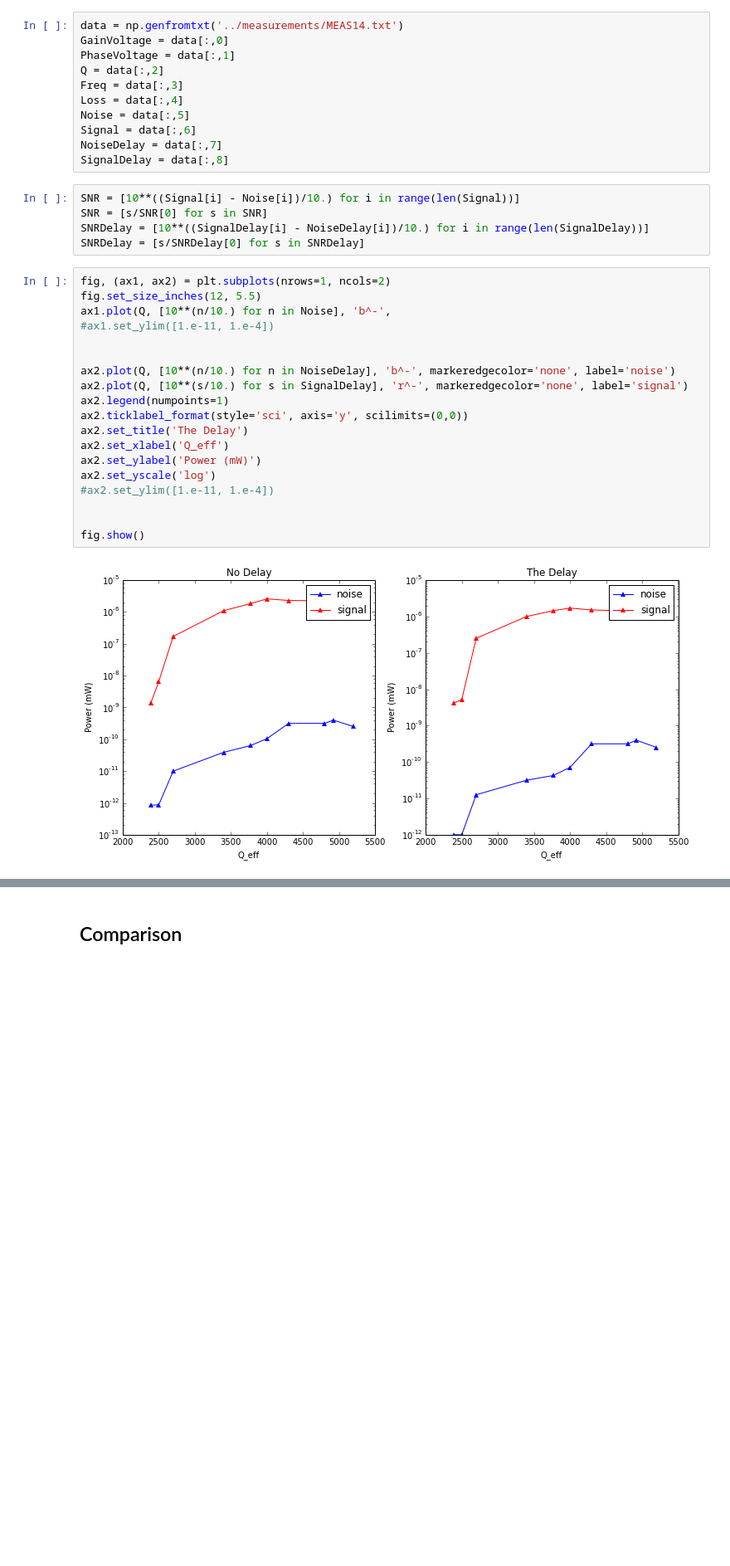
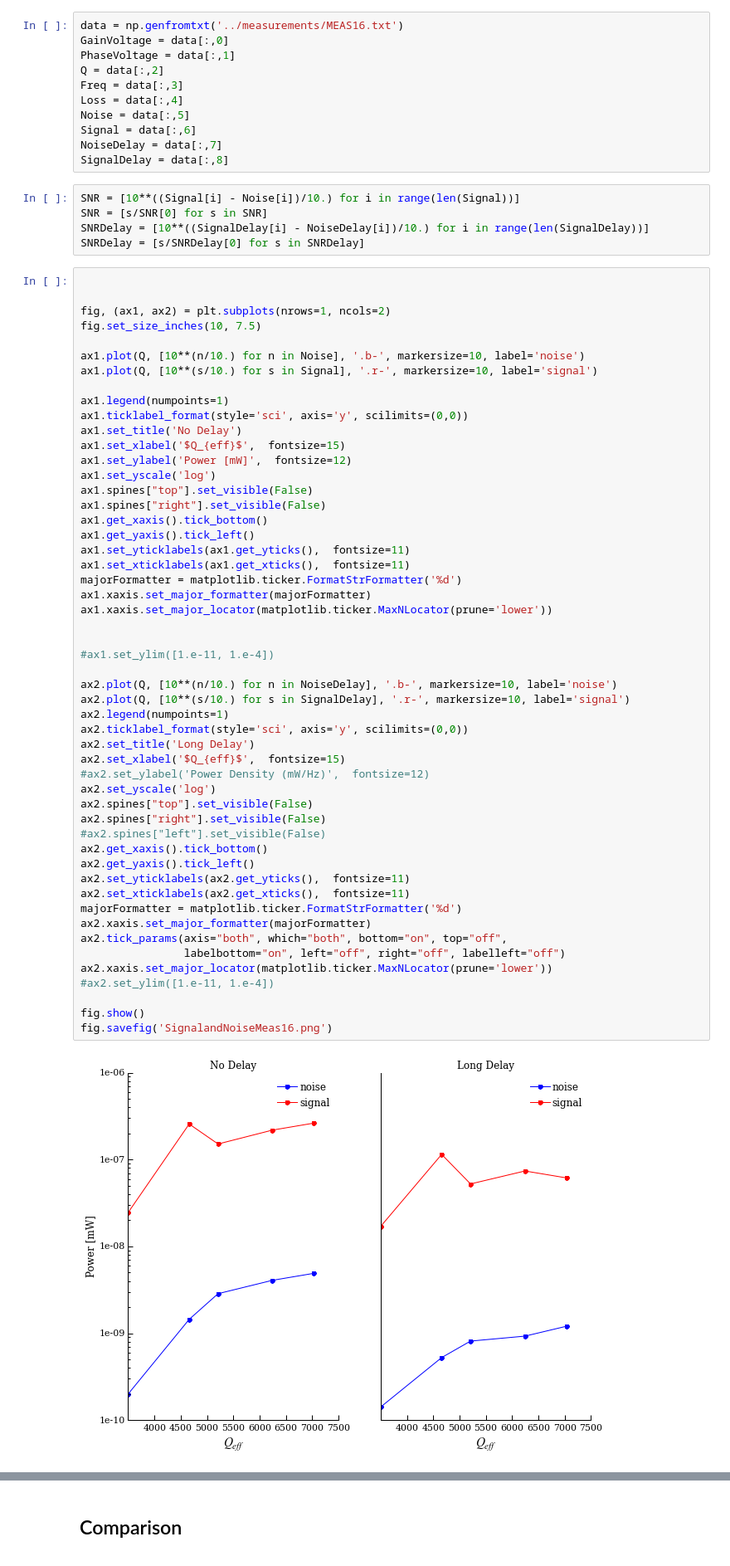
Before and after one commit to atmalagon/activeresonator, a Jupyter notebook: ipython_notebooks/Active_Resonator_Calculations.ipynb, the cells around one changed output, grey strips where cells are left out. Shown at 83% size. Saved outputs shown, nothing was run; the diff lists cells and outputs as text; blank space fills up the shorter version.

Commit message:
Prettified plotting in matplotlib

```diff
--- a/ipython_notebooks/Active_Resonator_Calculations.ipynb
+++ b/ipython_notebooks/Active_Resonator_Calculations.ipynb
@@ -451,5 +456,5 @@ Adding plots for a 5/26/15 measurement done with/without a shorter delay line (0
 # %%
-data = np.genfromtxt('../measurements/MEAS14.txt')
+data = np.genfromtxt('../measurements/MEAS16.txt')
 GainVoltage = data[:,0]
 PhaseVoltage = data[:,1]
 Q = data[:,2]
@@ -465,25 +470,58 @@ SNR = [s/SNR[0] for s in SNR]
 SNRDelay = [10**((SignalDelay[i] - NoiseDelay[i])/10.) for i in range(len(SignalDelay))]
 SNRDelay = [s/SNRDelay[0] for s in SNRDelay]
 # %%
+
+
 fig, (ax1, ax2) = plt.subplots(nrows=1, ncols=2)
-fig.set_size_inches(12, 5.5)
-ax1.plot(Q, [10**(n/10.) for n in Noise], 'b^-',
+fig.set_size_inches(10, 7.5)
+
+ax1.plot(Q, [10**(n/10.) for n in Noise], '.b-', markersize=10, label='noise')
+ax1.plot(Q, [10**(s/10.) for s in Signal], '.r-', markersize=10, label='signal')
+
+ax1.legend(numpoints=1)
+ax1.ticklabel_format(style='sci', axis='y', scilimits=(0,0))
+ax1.set_title('No Delay')
+ax1.set_xlabel('$Q_{eff}$',  fontsize=15)
+ax1.set_ylabel('Power [mW]',  fontsize=12)
+ax1.set_yscale('log')
+ax1.spines["top"].set_visible(False)
+ax1.spines["right"].set_visible(False)
+ax1.get_xaxis().tick_bottom()
+ax1.get_yaxis().tick_left()
+ax1.set_yticklabels(ax1.get_yticks(),  fontsize=11)
+ax1.set_xticklabels(ax1.get_xticks(),  fontsize=11)
+majorFormatter = matplotlib.ticker.FormatStrFormatter('%d')
+ax1.xaxis.set_major_formatter(majorFormatter)
+ax1.xaxis.set_major_locator(matplotlib.ticker.MaxNLocator(prune='lower'))
+
+
 #ax1.set_ylim([1.e-11, 1.e-4])
 
-
-ax2.plot(Q, [10**(n/10.) for n in NoiseDelay], 'b^-', markeredgecolor='none', label='noise')
-ax2.plot(Q, [10**(s/10.) for s in SignalDelay], 'r^-', markeredgecolor='none', label='signal')
+ax2.plot(Q, [10**(n/10.) for n in NoiseDelay], '.b-', markersize=10, label='noise')
+ax2.plot(Q, [10**(s/10.) for s in SignalDelay], '.r-', markersize=10, label='signal')
 ax2.legend(numpoints=1)
 ax2.ticklabel_format(style='sci', axis='y', scilimits=(0,0))
-ax2.set_title('The Delay')
-ax2.set_xlabel('Q_eff')
-ax2.set_ylabel('Power (mW)')
+ax2.set_title('Long Delay')
+ax2.set_xlabel('$Q_{eff}$',  fontsize=15)
+#ax2.set_ylabel('Power Density (mW/Hz)',  fontsize=12)
 ax2.set_yscale('log')
+ax2.spines["top"].set_visible(False)
+ax2.spines["right"].set_visible(False)
+#ax2.spines["left"].set_visible(False)
+ax2.get_xaxis().tick_bottom()
+ax2.get_yaxis().tick_left()
+ax2.set_yticklabels(ax2.get_yticks(),  fontsize=11)
+ax2.set_xticklabels(ax2.get_xticks(),  fontsize=11)
+majorFormatter = matplotlib.ticker.FormatStrFormatter('%d')
+ax2.xaxis.set_major_formatter(majorFormatter)
+ax2.tick_params(axis="both", which="both", bottom="on", top="off",
+                labelbottom="on", left="off", right="off", labelleft="off")
+ax2.xaxis.set_major_locator(matplotlib.ticker.MaxNLocator(prune='lower'))
 #ax2.set_ylim([1.e-11, 1.e-4])
 
-
 fig.show()
+fig.savefig('SignalandNoiseMeas16.png')
 # %% [output]
-[figure, old version]
+[figure, new version]
 # %%
 fig, (ax1) = plt.subplots(nrows=1, ncols=1)
```
Also changed, not shown: parts of 8 cells of this notebook, 2 other files.
